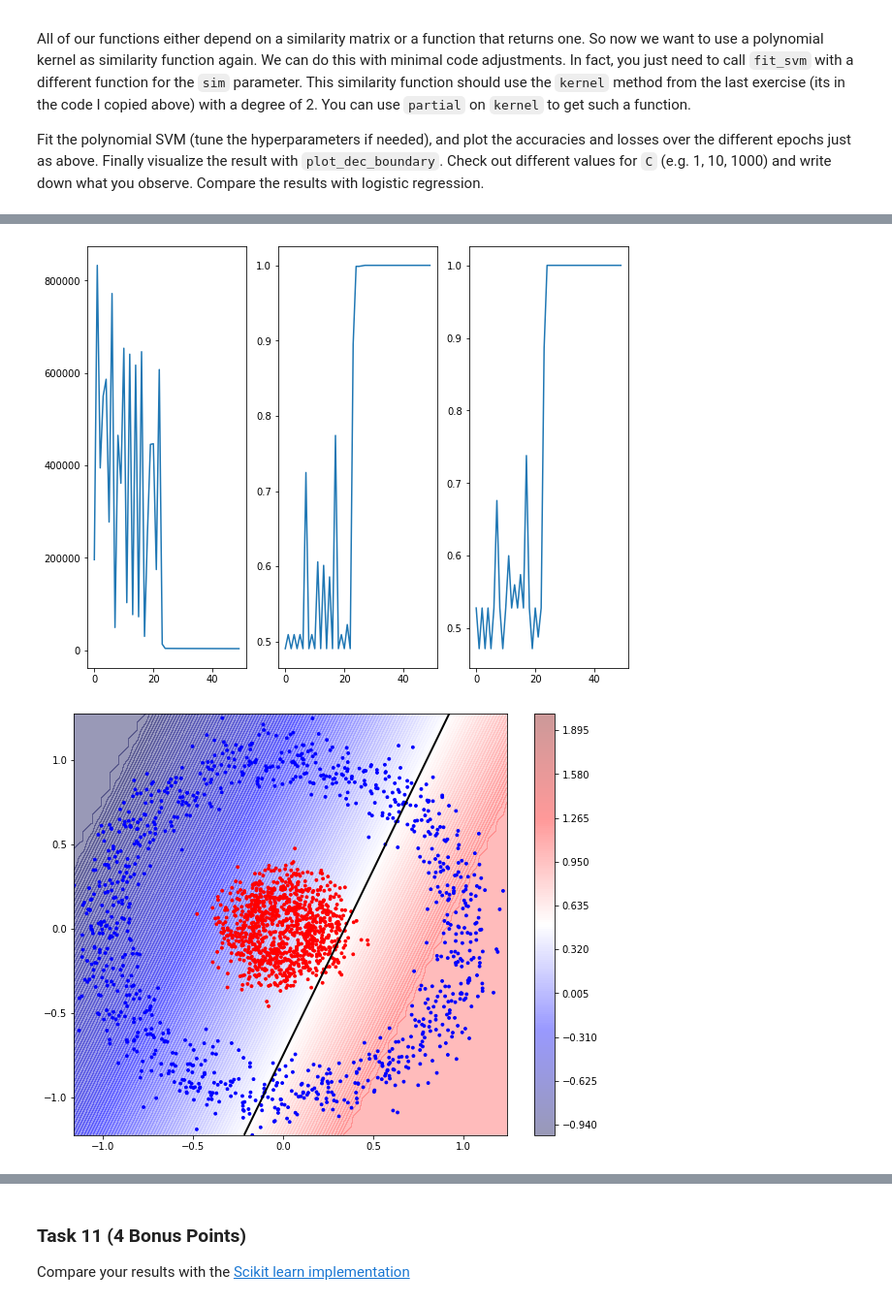
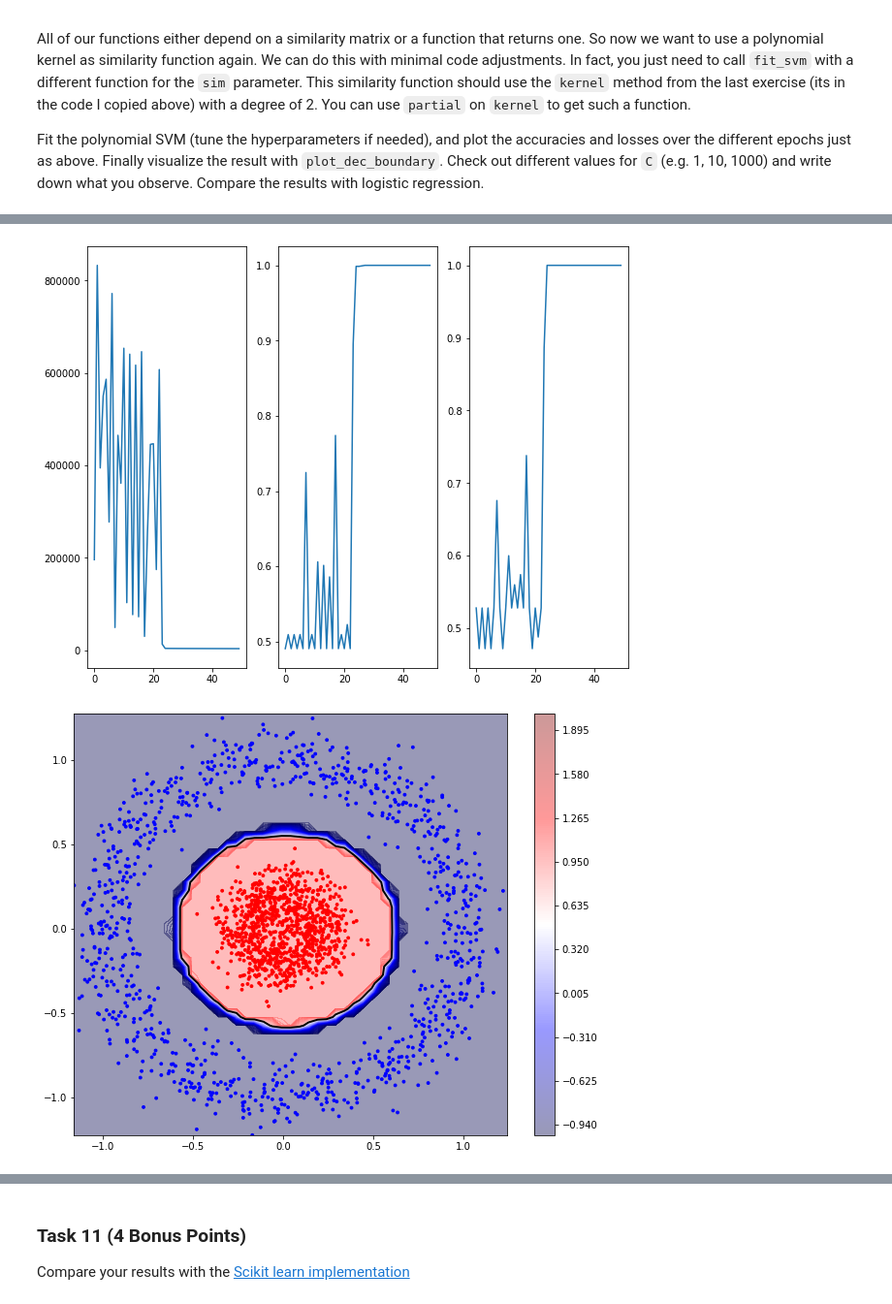
Before and after one commit to eichelb4rt/hw, a Jupyter notebook: S8_SS2022/AGML_Lab/10/exercise9.ipynb, the cells around one changed output, grey strips where cells are left out. Shown at 97% size. Saved outputs shown, nothing was run; the diff lists cells and outputs as text; code cells hidden in the pictures.

```diff
--- a/S8_SS2022/AGML_Lab/10/exercise9.ipynb
+++ b/S8_SS2022/AGML_Lab/10/exercise9.ipynb
@@ -506,7 +490,7 @@ axs[2].plot(stats["accs"]["test"])
 plt.show()
 
 # TODO: Plot decision boundary
-get_probs_partial = partial(get_probs_svm, X_train=X_train, w=w, b=b, sim=sim)
+get_probs_partial = partial(get_probs_svm, X_train=X_train, w=w, b=b, sim=sim_poly)
 plot_dec_boundary(X, Y, get_probs_partial)
 plt.show()
 
@@ -534,2 +503,2 @@ Epochs: 50
 [figure]
-[figure, old version]
+[figure, new version]
```
Also changed, not shown: parts of 5 cells of this notebook.
